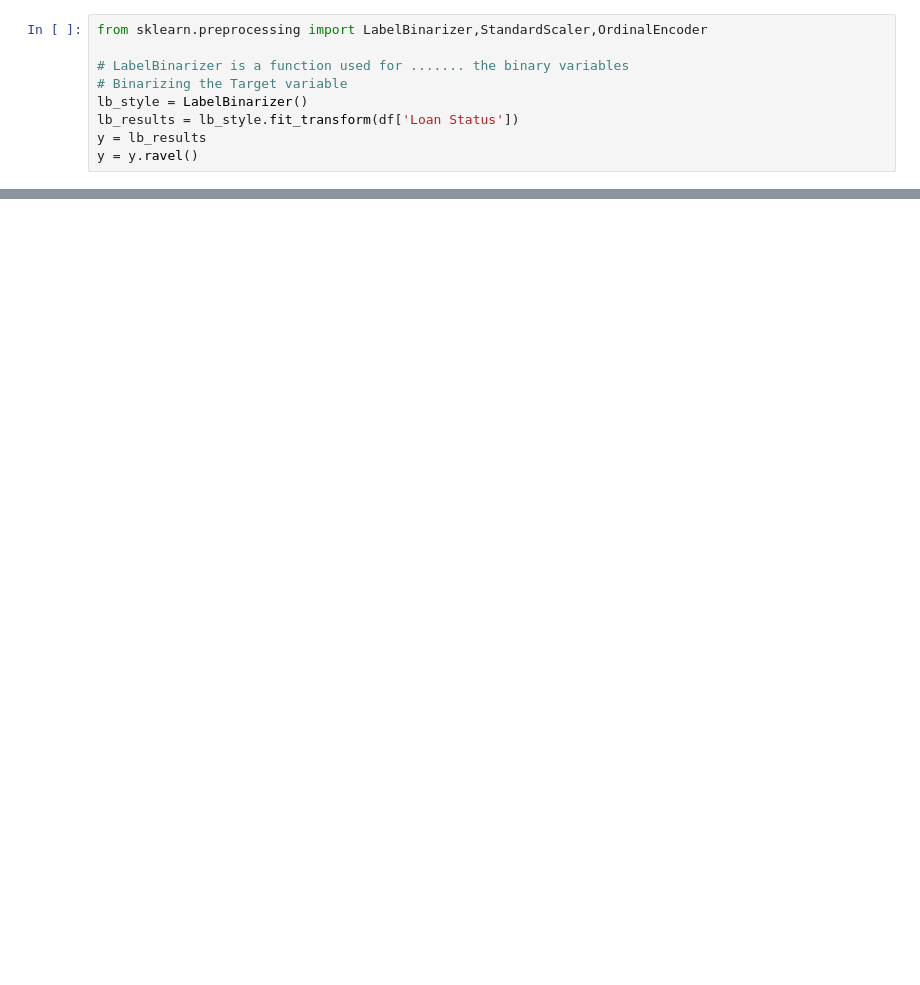
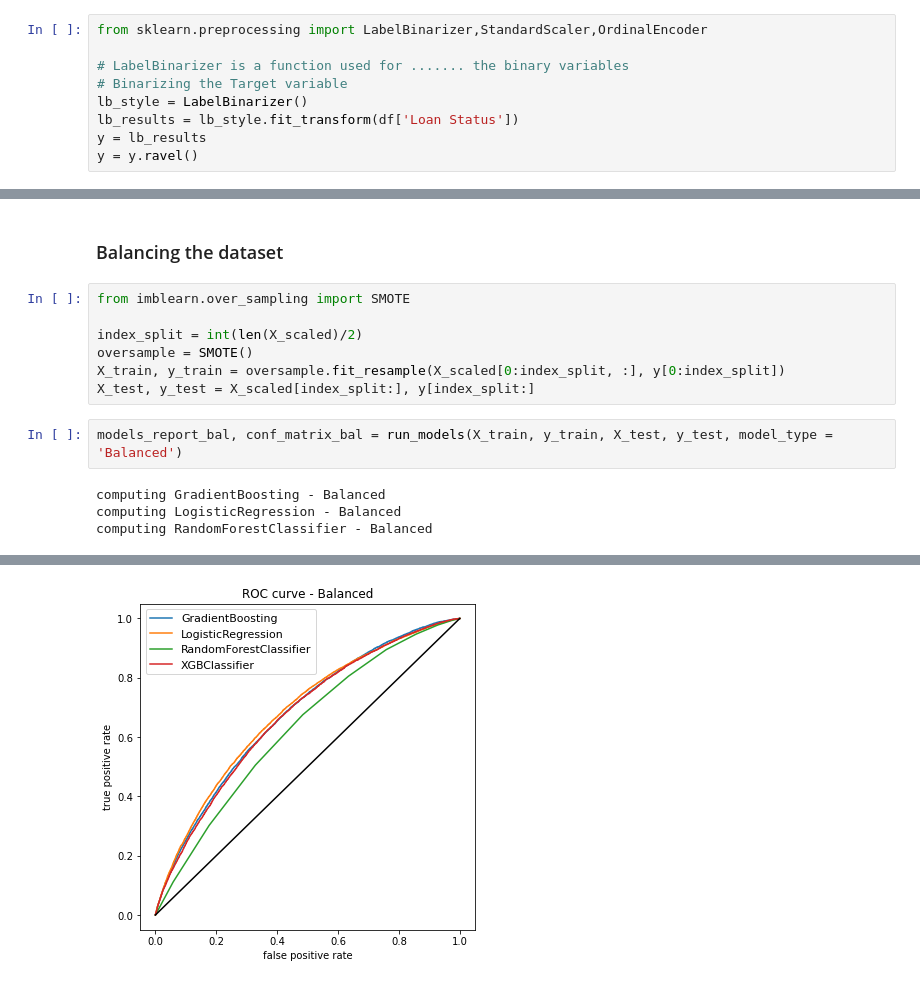
Before and after one commit to JammalAdeyemi/DataScience_Project, a Jupyter notebook: Classification/Loan Eligibility Prediction Project/Loan Approval Problem.ipynb, the cells around one changed output, grey strips where cells are left out. Cells and saved outputs as stored; diff of their text form; blank space fills up the shorter version.

```diff
--- a/Classification/Loan Eligibility Prediction Project/Loan Approval Problem.ipynb
+++ b/Classification/Loan Eligibility Prediction Project/Loan Approval Problem.ipynb
@@ -987,0 +1019,15 @@ models_report
+# %% [markdown]
+### Balancing the dataset
+# %%
+from imblearn.over_sampling import SMOTE
+
+index_split = int(len(X_scaled)/2)
+oversample = SMOTE()
+X_train, y_train = oversample.fit_resample(X_scaled[0:index_split, :], y[0:index_split])
+X_test, y_test = X_scaled[index_split:], y[index_split:]
+# %%
+models_report_bal, conf_matrix_bal = run_models(X_train, y_train, X_test, y_test, model_type = 'Balanced')
+# %% [output]
+computing GradientBoosting - Balanced
+computing LogisticRegression - Balanced
+computing RandomForestClassifier - Balanced
@@ -987,0 +1036 @@ models_report
+[figure, added]
```
Also changed, not shown: parts of 40 cells of this notebook, 1 other file.
